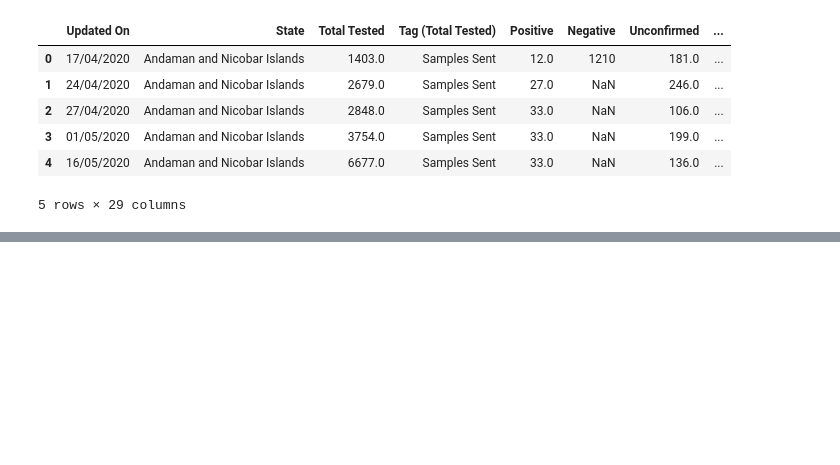
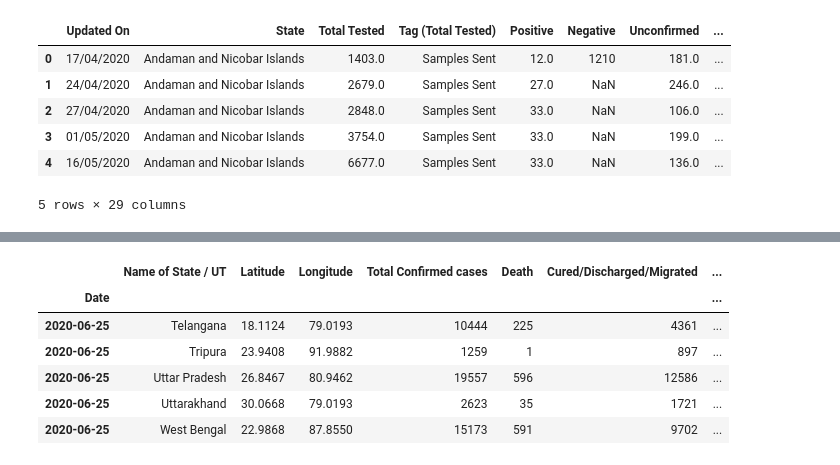
Before and after one commit to Nascent-bot/Covid19, a Jupyter notebook: CoronaVirusDataAnalysis.ipynb, the cells around one changed output, grey strips where cells are left out. Saved outputs shown, nothing was run; the diff lists cells and outputs as text; code cells hidden in the pictures; blank space fills up the shorter version.

```diff
--- a/CoronaVirusDataAnalysis.ipynb
+++ b/CoronaVirusDataAnalysis.ipynb
@@ -59,0 +76,10 @@ state_test.head()
+# %%
+df.tail()
+# %% [output]
+|  | Name of State / UT | Latitude | Longitude | Total Confirmed cases | Death | Cured/Discharged/Migrated | ... |
+| Date |  |  |  |  |  |  | ... |
+| 2020-06-25 | Telangana | 18.1124 | 79.0193 | 10444 | 225 | 4361 | ... |
+| 2020-06-25 | Tripura | 23.9408 | 91.9882 | 1259 | 1 | 897 | ... |
+| 2020-06-25 | Uttar Pradesh | 26.8467 | 80.9462 | 19557 | 596 | 12586 | ... |
+| 2020-06-25 | Uttarakhand | 30.0668 | 79.0193 | 2623 | 35 | 1721 | ... |
+| 2020-06-25 | West Bengal | 22.9868 | 87.8550 | 15173 | 591 | 9702 | ... |
```
Also changed, not shown: parts of 8 cells of this notebook.
